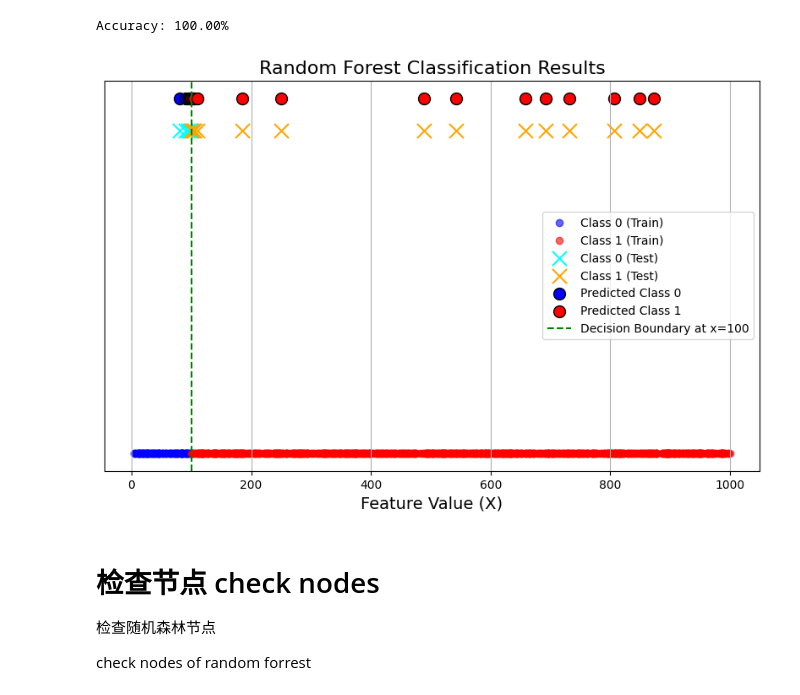
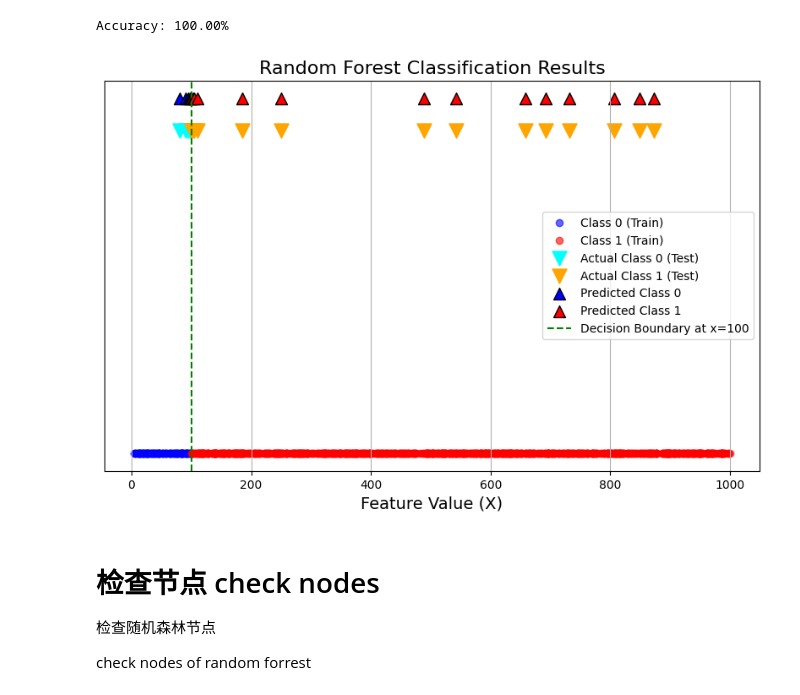
Before and after one commit to luguanxing/MachineLearning-Study, a Jupyter notebook: 分类classification/随机森林分类RandomForestClassification.ipynb, the cells around one changed output. Drawn from its saved outputs; the diff is of its cells as text; code cells hidden in the pictures.

```diff
--- a/分类classification/随机森林分类RandomForestClassification.ipynb
+++ b/分类classification/随机森林分类RandomForestClassification.ipynb
@@ -56,29 +56,29 @@ Accuracy: 100.00%
 # %%
 # 7. 绘制训练数据和测试数据 (Plot training data and test data)
 
 # 绘制训练数据 (Plot training data)
 plt.figure(figsize=(10, 6))
 plt.scatter(train_data[train_labels == 0], np.zeros_like(train_data[train_labels == 0]), color='blue', label='Class 0 (Train)', alpha=0.6)
 plt.scatter(train_data[train_labels == 1], np.zeros_like(train_data[train_labels == 1]), color='red', label='Class 1 (Train)', alpha=0.6)
 
 # 绘制测试数据 (Plot test data)
-plt.scatter(test_data[expected_labels == 0], np.ones_like(test_data[expected_labels == 0]), color='cyan', label='Class 0 (Test)', marker='x', s=150)
-plt.scatter(test_data[expected_labels == 1], np.ones_like(test_data[expected_labels == 1]), color='orange', label='Class 1 (Test)', marker='x', s=150)
+plt.scatter(test_data[expected_labels == 0], np.ones_like(test_data[expected_labels == 0]), color='cyan', label='Actual Class 0 (Test)', marker='v', s=150)
+plt.scatter(test_data[expected_labels == 1], np.ones_like(test_data[expected_labels == 1]), color='orange', label='Actual Class 1 (Test)', marker='v', s=150)
 
 # 绘制模型的预测结果 (Plot model's predicted labels)
-plt.scatter(test_data[predicted_labels == 0], np.ones_like(test_data[predicted_labels == 0]) * 1.1, color='blue', label='Predicted Class 0', marker='o', edgecolor='k', s=100)
-plt.scatter(test_data[predicted_labels == 1], np.ones_like(test_data[predicted_labels == 1]) * 1.1, color='red', label='Predicted Class 1', marker='o', edgecolor='k', s=100)
+plt.scatter(test_data[predicted_labels == 0], np.ones_like(test_data[predicted_labels == 0]) * 1.1, color='blue', label='Predicted Class 0', marker='^', edgecolor='k', s=100)
+plt.scatter(test_data[predicted_labels == 1], np.ones_like(test_data[predicted_labels == 1]) * 1.1, color='red', label='Predicted Class 1', marker='^', edgecolor='k', s=100)
 
 # 设置图的细节 (Setup plot details)
 plt.axvline(x=100, color='green', linestyle='--', label='Decision Boundary at x=100')
 plt.yticks([])  # 隐藏y轴刻度 (Hide y-axis ticks)
 plt.title("Random Forest Classification Results", fontsize=16)
 plt.xlabel("Feature Value (X)", fontsize=14)
 plt.legend()
 plt.grid(True)
 plt.show()
 # %% [output]
-[figure, old version]
+[figure, new version]
 # %% [markdown]
 # 检查节点 check nodes
 
```
